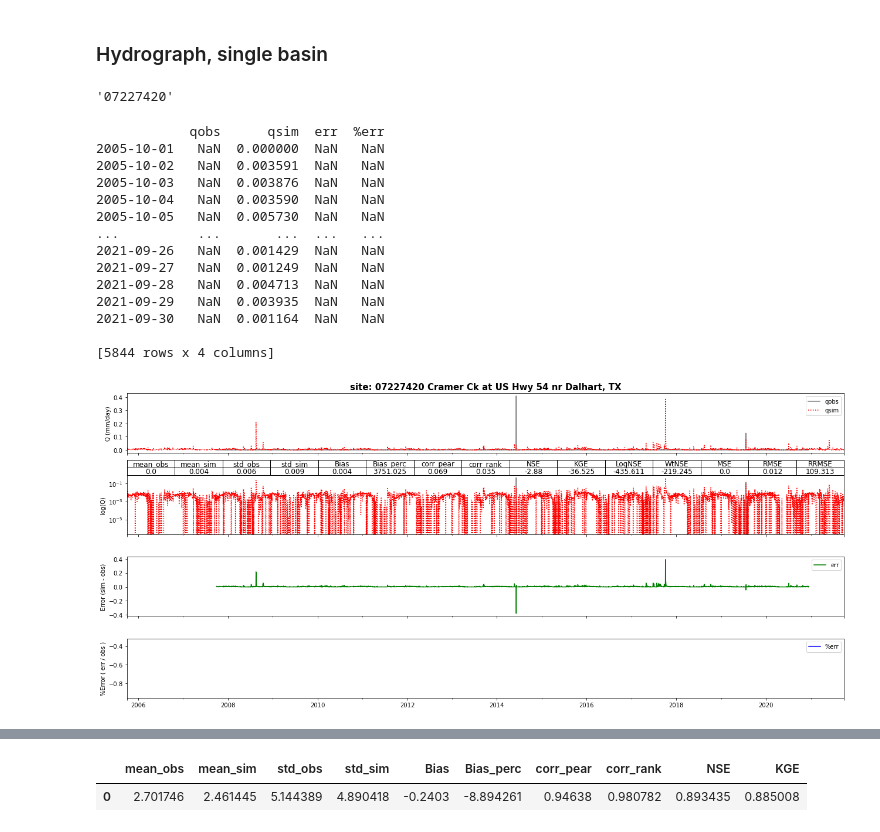
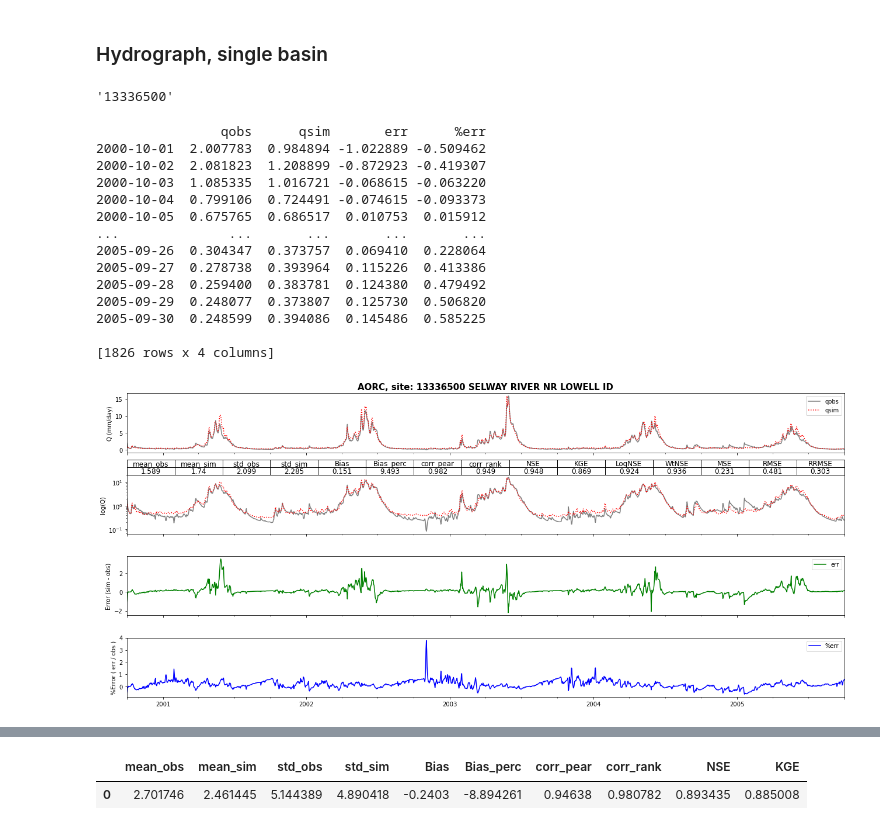
Before and after one commit to amazroo/ealstm_regional_modeling, a Jupyter notebook: notebooks/Evaluate_EALSTM.ipynb, the cells around one changed output, grey strips where cells are left out. Drawn from its saved outputs; the diff is of its cells as text; code cells hidden in the pictures.

```diff
--- a/notebooks/Evaluate_EALSTM.ipynb
+++ b/notebooks/Evaluate_EALSTM.ipynb
@@ -23,7 +24,8 @@ extent_conus = [-122, -73, 22, 50]
 # %%
 %%time
 list_basins = pd.read_csv('/glade/u/home/mazrooei/work/USGS/usgs_ealstm/ealstm_regional_modeling/data/basin_list.txt', dtype=str, names=['site_no']).site_no.to_list()
-data_LSTM = pd.read_pickle('/glade/u/home/mazrooei/work/USGS/usgs_ealstm/ealstm_regional_modeling/runs/run_2903_2008_seed588170/ealstm_seed588170.p')
+LSTM_aorc = pd.read_pickle('/glade/work/mazrooei/USGS/usgs_ealstm/ealstm_regional_modeling/runs/run_aorc_gagesII_trained_on_2005_2021/ealstm_seed588170.p')
+LSTM_c404 = pd.read_pickle('/glade/work/mazrooei/USGS/usgs_ealstm/ealstm_regional_modeling/runs/run_c404_gagesII_trained_on_2005_2020/ealstm_seed95734.p')
 
 usgs_meta = pd.read_csv("/glade/p/cisl/nwc/nwm_verification_obs/streamflow_usgs/obsStrMeta.csv", dtype={'site_no': str}, index_col=0).set_index('site_no')
 usgs_meta = usgs_meta.sort_index()
@@ -46,7 +48,6 @@ def my_verif(obs, sim):
     obs_std = np.std(obs)
 
     Bias = sim_mean - obs_mean
-    Bias_perc = 100*Bias / obs_mean
     Err = sim-obs
     MSE = np.mean(Err**2)
     RMSE = np.sqrt(MSE)
@@ -55,11 +56,23 @@ def my_verif(obs, sim):
     corr_pear = obs.corr(sim)
     corr_rank = obs.corr(sim, method='spearman')
 
-    KGE_alpha = sim_std  / obs_std
-    KGE_beta  = sim_mean / obs_mean
+    if obs_std == 0:
+        KGE_alpha = np.nan
+        NSE_C = np.nan
+    else:
+        KGE_alpha = sim_std  / obs_std
+        NSE_C = (Bias / obs_std)**2
+
+    if obs_mean == 0:
+        Bias_perc = np.nan
+        KGE_beta = np.nan
+    else:
+        Bias_perc = 100*Bias / obs_mean
+        KGE_beta  = sim_mean / obs_mean
+
     NSE_A = corr_pear**2
     NSE_B = (corr_pear - KGE_alpha)**2
-    NSE_C = (Bias / obs_std)**2
+
 
     NSE = 1-( np.sum(Err**2) / np.sum((obs-obs_mean)**2) )
     KGE = 1-( np.sqrt( (corr_pear-1)**2 + (KGE_alpha-1)**2 + (KGE_beta-1)**2 ) )
@@ -187,47 +265,47 @@ for varname in ['NSE', 'KGE']:
 [figure]
 # %% [markdown]
 ### Hydrograph, single basin
-# %%
-Metrics.NSE.idxmin()
-# %% [output]
-'07227420'
+# %%
+Metrics_aorc.NSE.idxmax()
+# %% [output]
+'13336500'
 # %%
-s = '07227420'
-df = data_LSTM[s]
+s = '13336500'
+df = LSTM_aorc[s]
 df['err'] = df.qsim - df.qobs
 df['%err'] = df.err / df.qobs
 verif = my_verif(df.qobs, df.qsim).iloc[:, :15]
 print(df)
 fig, axes = plt.subplots(nrows=4, ncols=1, figsize=(18,8))
 df.plot.line(ax=axes[0], use_index=True, sharex=True,  y=['qobs','qsim'], color={"qobs":"gray", 'qsim':'red'}, style=['-',':'], logy=False).legend(loc='upper right')
 df.plot.line(ax=axes[1], y=['qobs','qsim'], color={"qobs":"gray", 'qsim':'red'}, style=['-',':'], logy=True, legend=False)
 df.plot.line(ax=axes[2], y=['err'], color={"err":"green"}, style=['-'], legend=True).legend(loc='upper right')
 df.plot.line(ax=axes[3], y=['%err'], color={"%err":"blue"}, style=['-'], legend=True).legend(loc='upper right')
 axes[0].set_ylabel('Q (mm/day)')
 axes[1].set_ylabel('log(Q)')
 axes[2].set_ylabel('Error (sim - obs)')
 axes[3].set_ylabel('%Error ( err / obs )')
 axes[1].set_xlabel('Date')
-axes[0].set_title('site: '+s+' '+usgs_short.station_nm.loc[s], fontsize=15, fontweight='bold')
+axes[0].set_title('AORC, site: '+s+' '+usgs_short.station_nm.loc[s], fontsize=15, fontweight='bold')
 # axes[3].axis('off')
 
 tbl = axes[1].table(cellText=verif.values.round(3), colLabels=list(verif.columns), loc='top', cellLoc='center' ) #pd.plotting.table(ax=axes[3], data=verif.iloc[:, :10], fontsize=47)
 tbl.auto_set_font_size(False)
 tbl.set_fontsize(12)
 plt.tight_layout()
 # %% [output]
-            qobs      qsim  err  %err
-2005-10-01   NaN  0.000000  NaN   NaN
-2005-10-02   NaN  0.003591  NaN   NaN
-2005-10-03   NaN  0.003876  NaN   NaN
-2005-10-04   NaN  0.003590  NaN   NaN
-2005-10-05   NaN  0.005730  NaN   NaN
-...          ...       ...  ...   ...
-2021-09-26   NaN  0.001429  NaN   NaN
-2021-09-27   NaN  0.001249  NaN   NaN
-2021-09-28   NaN  0.004713  NaN   NaN
-2021-09-29   NaN  0.003935  NaN   NaN
-2021-09-30   NaN  0.001164  NaN   NaN
+                qobs      qsim       err      %err
+2000-10-01  2.007783  0.984894 -1.022889 -0.509462
+2000-10-02  2.081823  1.208899 -0.872923 -0.419307
+2000-10-03  1.085335  1.016721 -0.068615 -0.063220
+2000-10-04  0.799106  0.724491 -0.074615 -0.093373
+2000-10-05  0.675765  0.686517  0.010753  0.015912
+...              ...       ...       ...       ...
+2005-09-26  0.304347  0.373757  0.069410  0.228064
+2005-09-27  0.278738  0.393964  0.115226  0.413386
+2005-09-28  0.259400  0.383781  0.124380  0.479492
+2005-09-29  0.248077  0.373807  0.125730  0.506820
+2005-09-30  0.248599  0.394086  0.145486  0.585225
 
-[5844 rows x 4 columns]
+[1826 rows x 4 columns]
-[figure, old version]
+[figure, new version]
```
Also changed, not shown: parts of 12 cells of this notebook, 1 other file.
